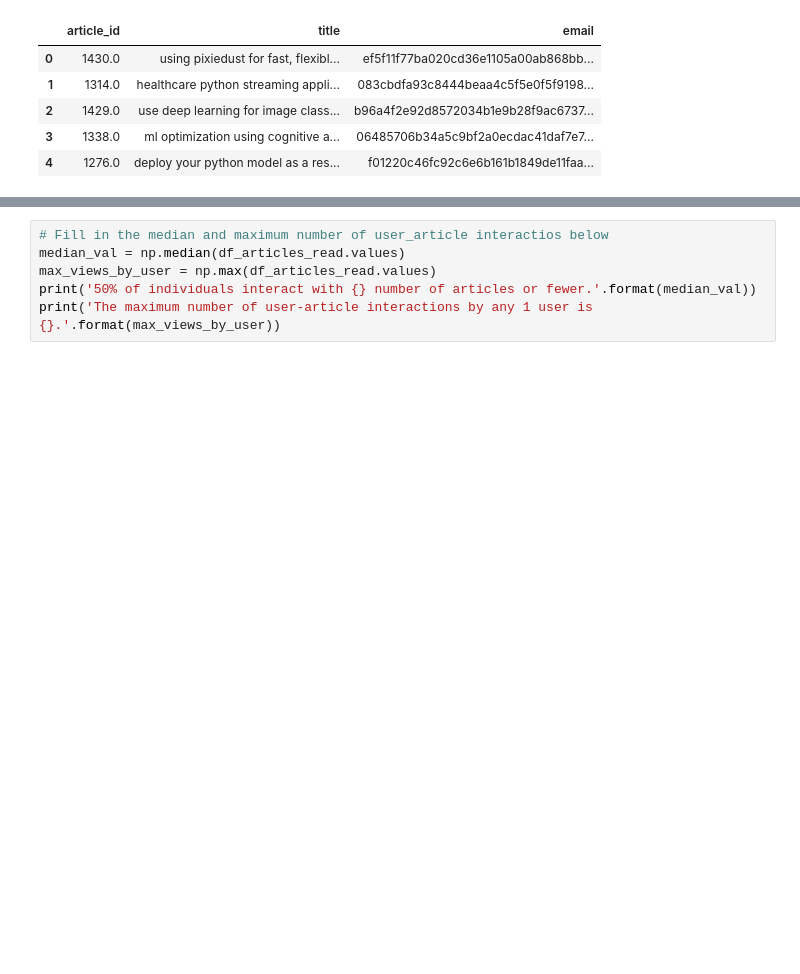
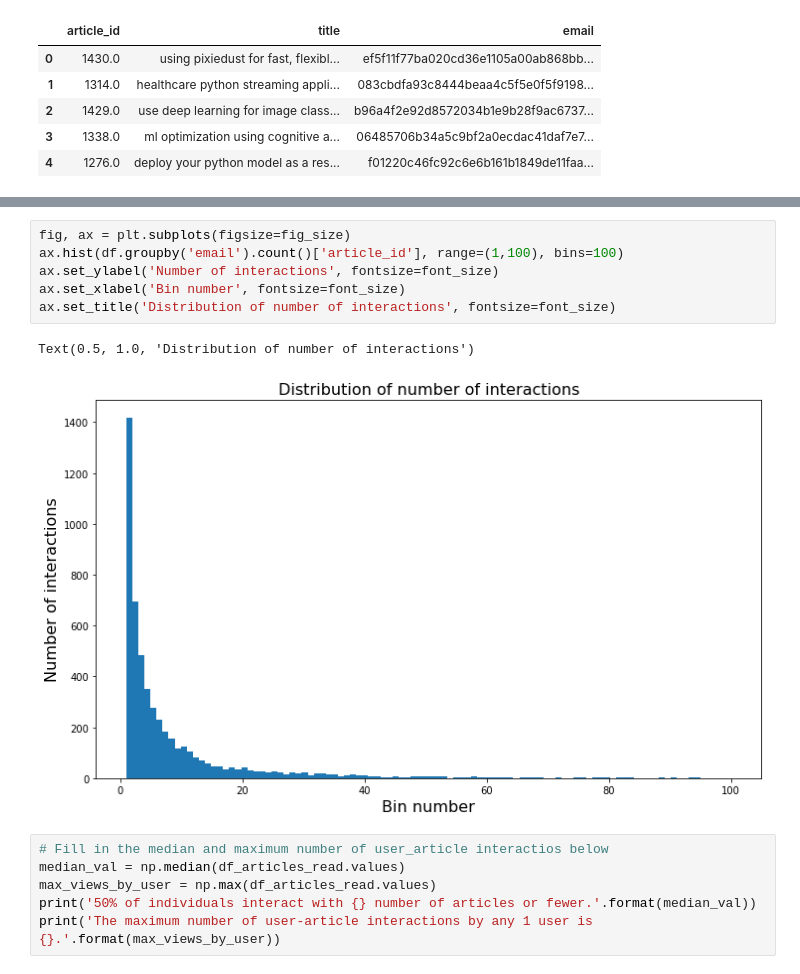
Before and after one commit to fertrevino/IBM_recommendation_engine, a Jupyter notebook: Recommendations_with_IBM.ipynb, the cells around one changed output, grey strips where cells are left out. Saved outputs shown, nothing was run; the diff lists cells and outputs as text; blank space fills up the shorter version.

```diff
--- a/Recommendations_with_IBM.ipynb
+++ b/Recommendations_with_IBM.ipynb
@@ -74,3 +92,12 @@ Text(0.5, 0, 'Individual users bins')
+# %%
+fig, ax = plt.subplots(figsize=fig_size)
+ax.hist(df.groupby('email').count()['article_id'], range=(1,100), bins=100)
+ax.set_ylabel('Number of interactions', fontsize=font_size)
+ax.set_xlabel('Bin number', fontsize=font_size)
+ax.set_title('Distribution of number of interactions', fontsize=font_size)
+# %% [output]
+Text(0.5, 1.0, 'Distribution of number of interactions')
+[figure, added]
 # %%
 # Fill in the median and maximum number of user_article interactios below
 median_val = np.median(df_articles_read.values)
```
Also changed, not shown: parts of 4 cells of this notebook, 1 other file.
